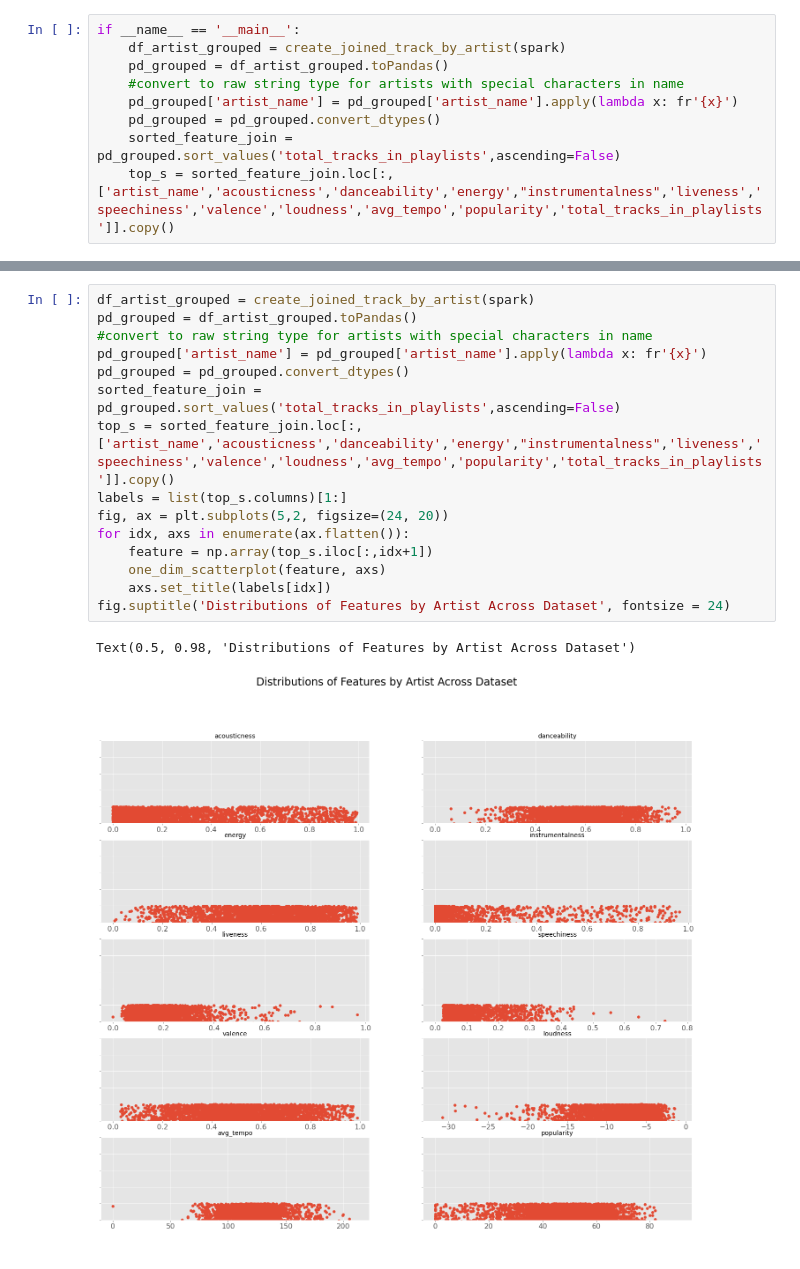
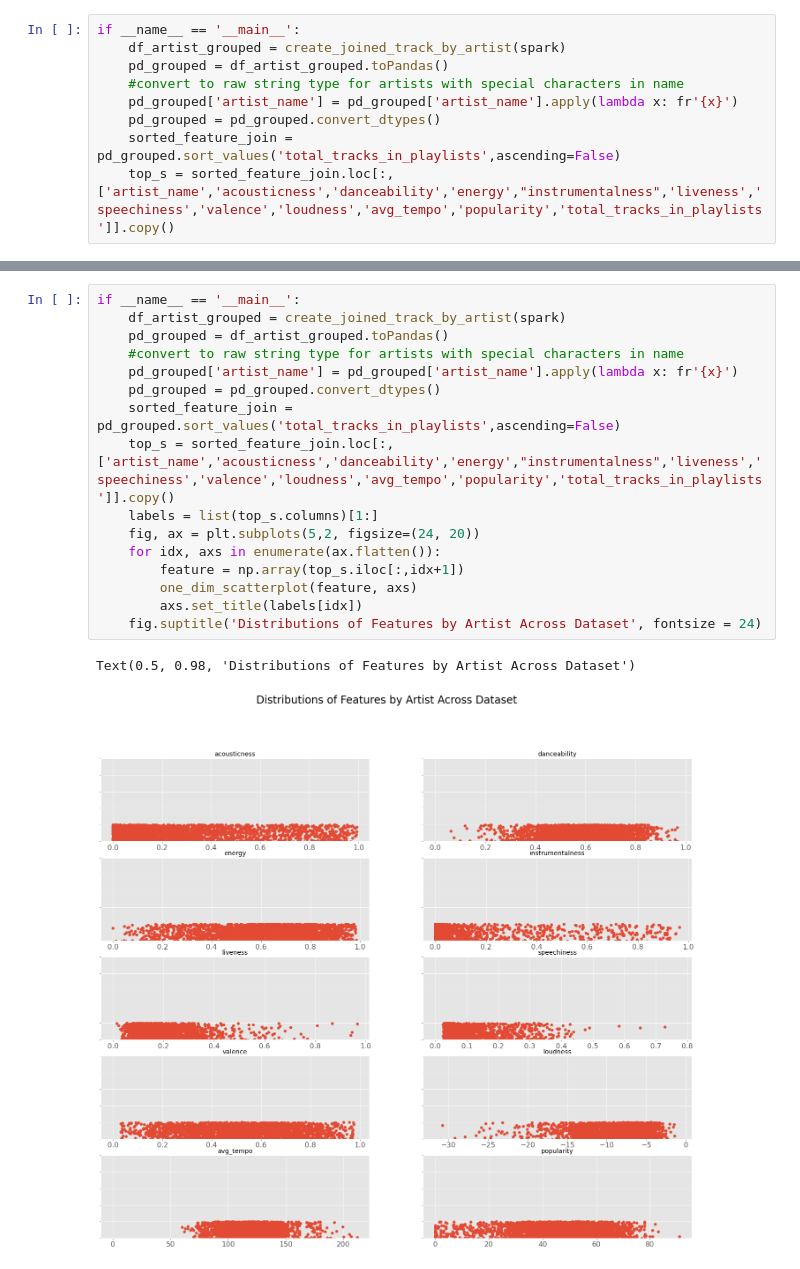
Before and after one commit to lukeschroder/capstone1, a Jupyter notebook: notebooks/plot.ipynb, the cells around one changed output, grey strips where cells are left out. Cells and saved outputs as stored; diff of their text form.

```diff
--- a/notebooks/plot.ipynb
+++ b/notebooks/plot.ipynb
@@ -210,19 +200,20 @@ Text(0.5, 1.0, 'Feature Distributions of Artists')
 [figure]
 # %%
-df_artist_grouped = create_joined_track_by_artist(spark)
-pd_grouped = df_artist_grouped.toPandas()
-#convert to raw string type for artists with special characters in name
-pd_grouped['artist_name'] = pd_grouped['artist_name'].apply(lambda x: fr'{x}')
-pd_grouped = pd_grouped.convert_dtypes()
-sorted_feature_join = pd_grouped.sort_values('total_tracks_in_playlists',ascending=False)
-top_s = sorted_feature_join.loc[:,['artist_name','acousticness','danceability','energy',"instrumentalness",'liveness','speechiness','valence','loudness','avg_tempo','popularity','total_tracks_in_playlists']].copy()
-labels = list(top_s.columns)[1:]
-fig, ax = plt.subplots(5,2, figsize=(24, 20))
-for idx, axs in enumerate(ax.flatten()):
-    feature = np.array(top_s.iloc[:,idx+1])
-    one_dim_scatterplot(feature, axs)
-    axs.set_title(labels[idx])
-fig.suptitle('Distributions of Features by Artist Across Dataset', fontsize = 24)
+if __name__ == '__main__':
+    df_artist_grouped = create_joined_track_by_artist(spark)
+    pd_grouped = df_artist_grouped.toPandas()
+    #convert to raw string type for artists with special characters in name
+    pd_grouped['artist_name'] = pd_grouped['artist_name'].apply(lambda x: fr'{x}')
+    pd_grouped = pd_grouped.convert_dtypes()
+    sorted_feature_join = pd_grouped.sort_values('total_tracks_in_playlists',ascending=False)
+    top_s = sorted_feature_join.loc[:,['artist_name','acousticness','danceability','energy',"instrumentalness",'liveness','speechiness','valence','loudness','avg_tempo','popularity','total_tracks_in_playlists']].copy()
+    labels = list(top_s.columns)[1:]
+    fig, ax = plt.subplots(5,2, figsize=(24, 20))
+    for idx, axs in enumerate(ax.flatten()):
+        feature = np.array(top_s.iloc[:,idx+1])
+        one_dim_scatterplot(feature, axs)
+        axs.set_title(labels[idx])
+    fig.suptitle('Distributions of Features by Artist Across Dataset', fontsize = 24)
 # %% [output]
 Text(0.5, 0.98, 'Distributions of Features by Artist Across Dataset')
-[figure, old version]
+[figure, new version]
```
Also changed, not shown: parts of 3 cells of this notebook, 9 other files.
